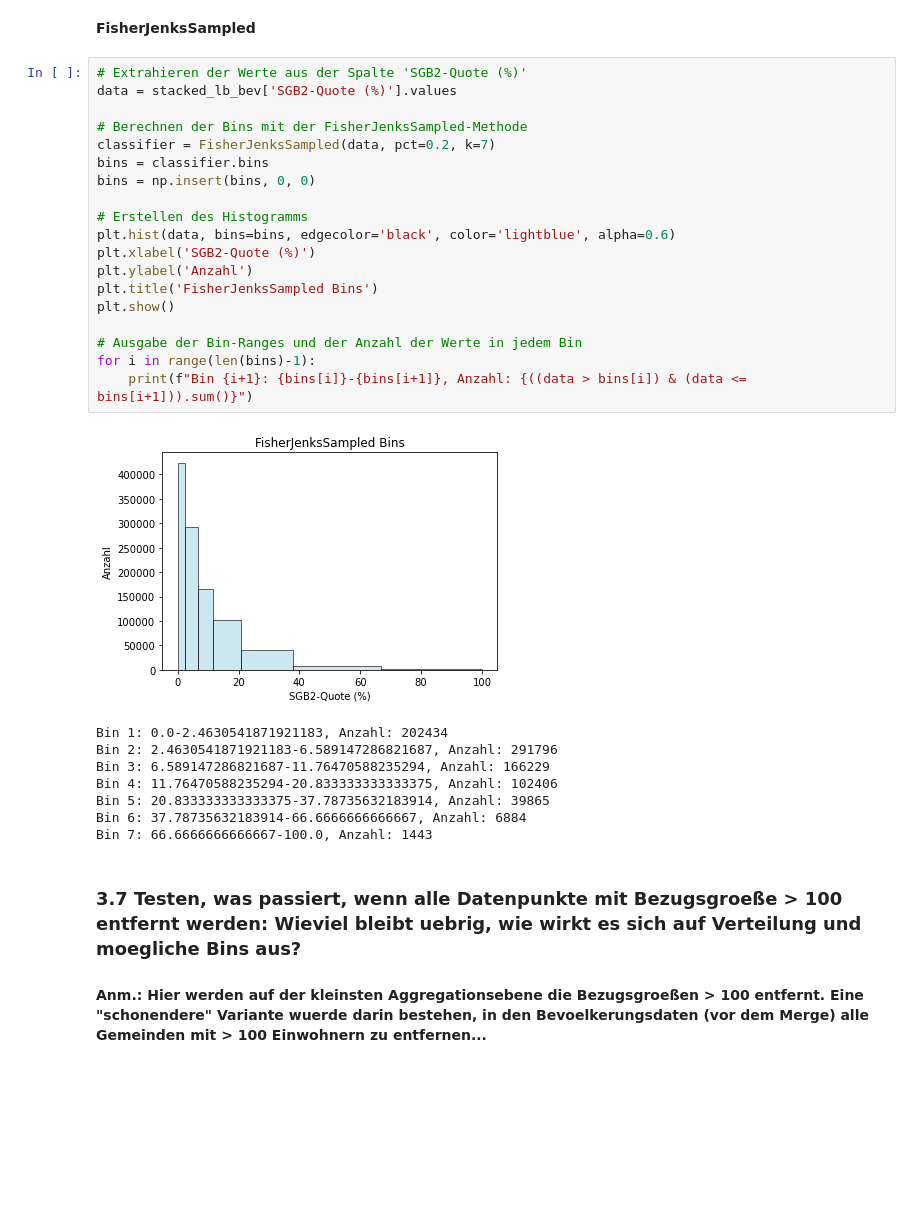
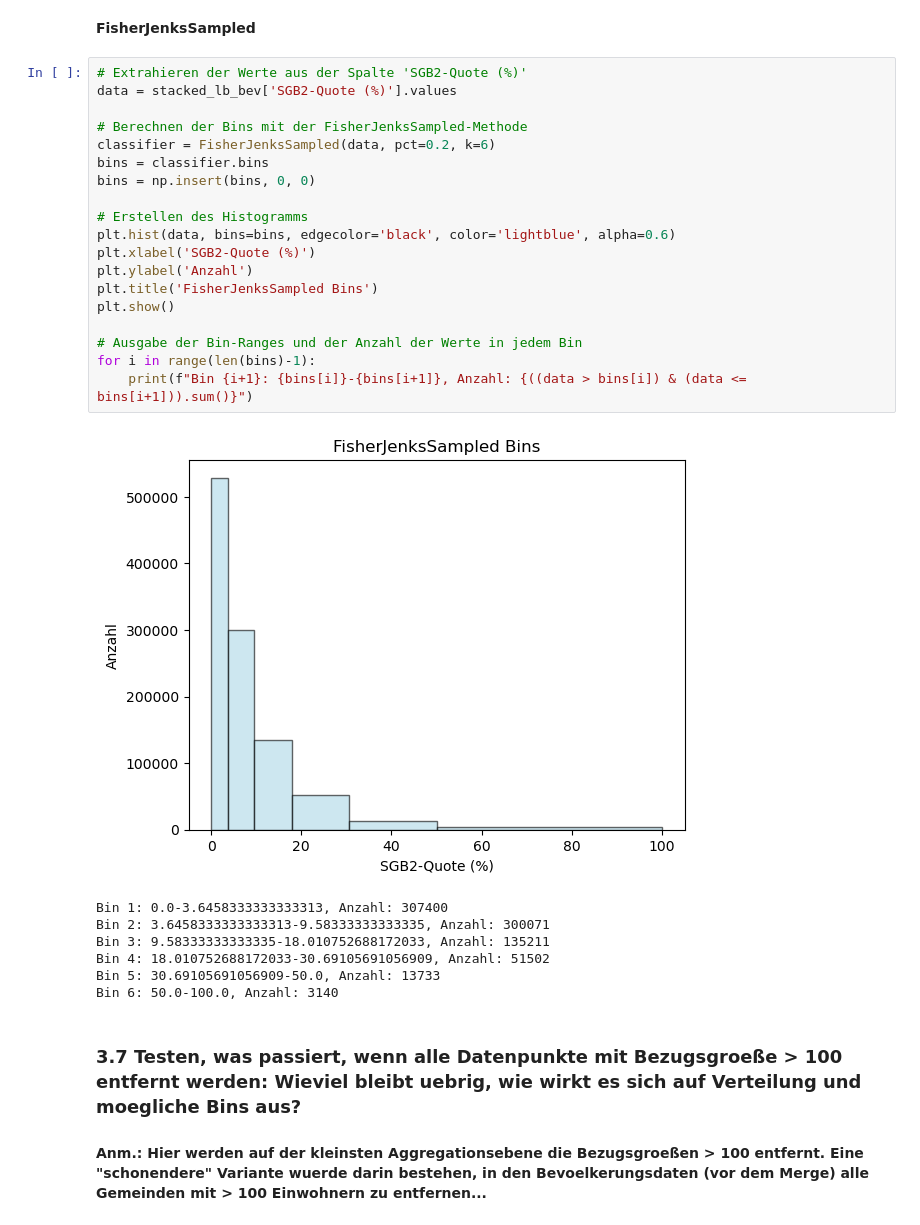
Before and after one commit to tobias-vetterle/mikrokosmos, a Jupyter notebook: aufbereitung_mikrokosmos.ipynb, the cells around one changed output. Saved outputs shown, nothing was run; the diff lists cells and outputs as text; blank space fills up the shorter version.

```diff
--- a/aufbereitung_mikrokosmos.ipynb
+++ b/aufbereitung_mikrokosmos.ipynb
@@ -814,31 +814,30 @@ __FisherJenksSampled__
 # %%
 # Extrahieren der Werte aus der Spalte 'SGB2-Quote (%)'
 data = stacked_lb_bev['SGB2-Quote (%)'].values
 
 # Berechnen der Bins mit der FisherJenksSampled-Methode
-classifier = FisherJenksSampled(data, pct=0.2, k=7)
+classifier = FisherJenksSampled(data, pct=0.2, k=6)
 bins = classifier.bins
 bins = np.insert(bins, 0, 0)
 
 # Erstellen des Histogramms
 plt.hist(data, bins=bins, edgecolor='black', color='lightblue', alpha=0.6)
 plt.xlabel('SGB2-Quote (%)')
 plt.ylabel('Anzahl')
 plt.title('FisherJenksSampled Bins')
 plt.show()
 
 # Ausgabe der Bin-Ranges und der Anzahl der Werte in jedem Bin
 for i in range(len(bins)-1):
     print(f"Bin {i+1}: {bins[i]}-{bins[i+1]}, Anzahl: {((data > bins[i]) & (data <= bins[i+1])).sum()}")
 # %% [output]
-[figure, old version]
+[figure, new version]
-Bin 1: 0.0-2.4630541871921183, Anzahl: 202434
-Bin 2: 2.4630541871921183-6.589147286821687, Anzahl: 291796
-Bin 3: 6.589147286821687-11.76470588235294, Anzahl: 166229
-Bin 4: 11.76470588235294-20.833333333333375, Anzahl: 102406
-Bin 5: 20.833333333333375-37.78735632183914, Anzahl: 39865
-Bin 6: 37.78735632183914-66.6666666666667, Anzahl: 6884
-Bin 7: 66.6666666666667-100.0, Anzahl: 1443
+Bin 1: 0.0-3.6458333333333313, Anzahl: 307400
+Bin 2: 3.6458333333333313-9.58333333333335, Anzahl: 300071
+Bin 3: 9.58333333333335-18.010752688172033, Anzahl: 135211
+Bin 4: 18.010752688172033-30.69105691056909, Anzahl: 51502
+Bin 5: 30.69105691056909-50.0, Anzahl: 13733
+Bin 6: 50.0-100.0, Anzahl: 3140
 # %% [markdown]
 ### 3.7 Testen, was passiert, wenn  alle Datenpunkte mit Bezugsgroeße > 100 entfernt werden: Wieviel bleibt uebrig, wie wirkt es sich auf Verteilung und moegliche Bins aus?
 
```
Also changed, not shown: parts of 27 cells of this notebook.
